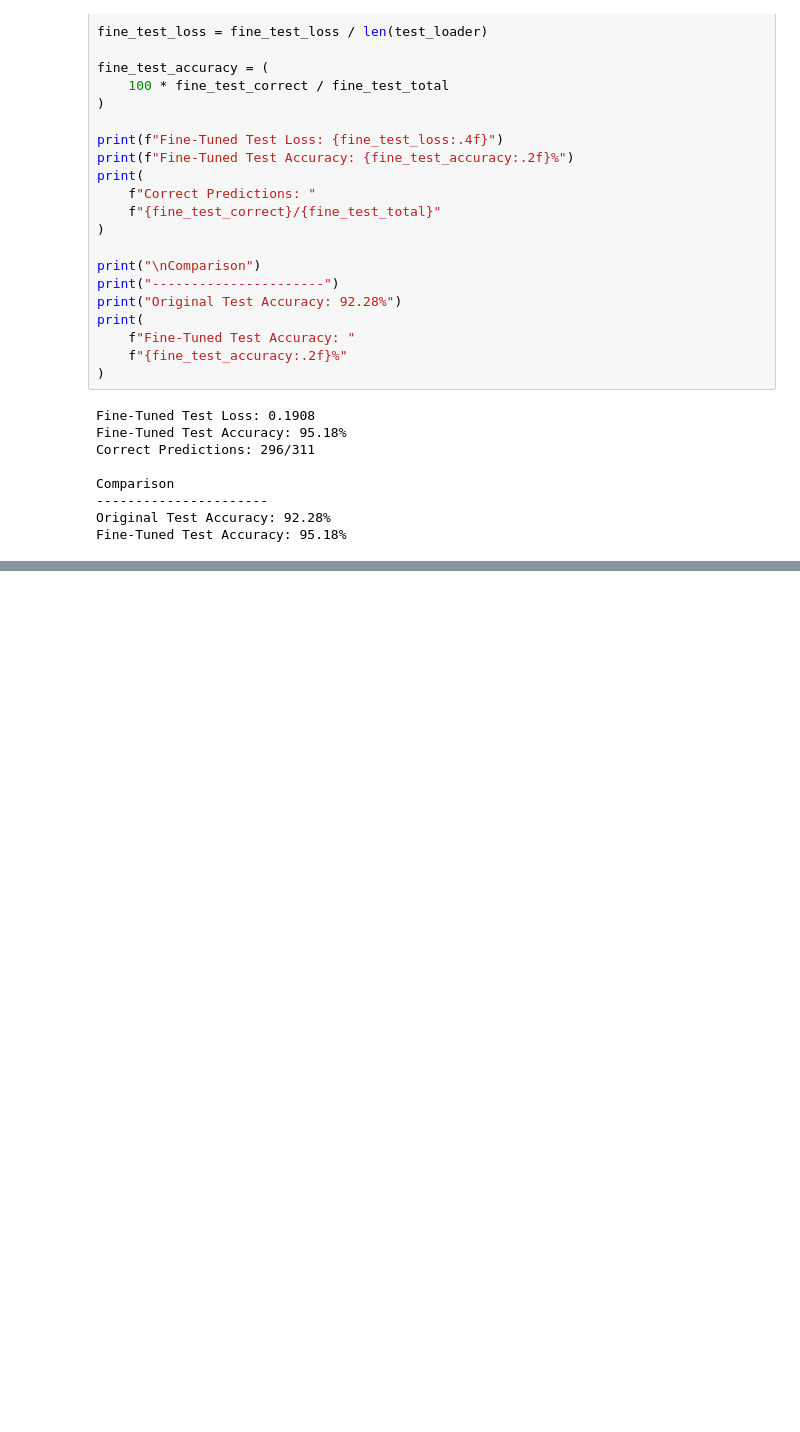
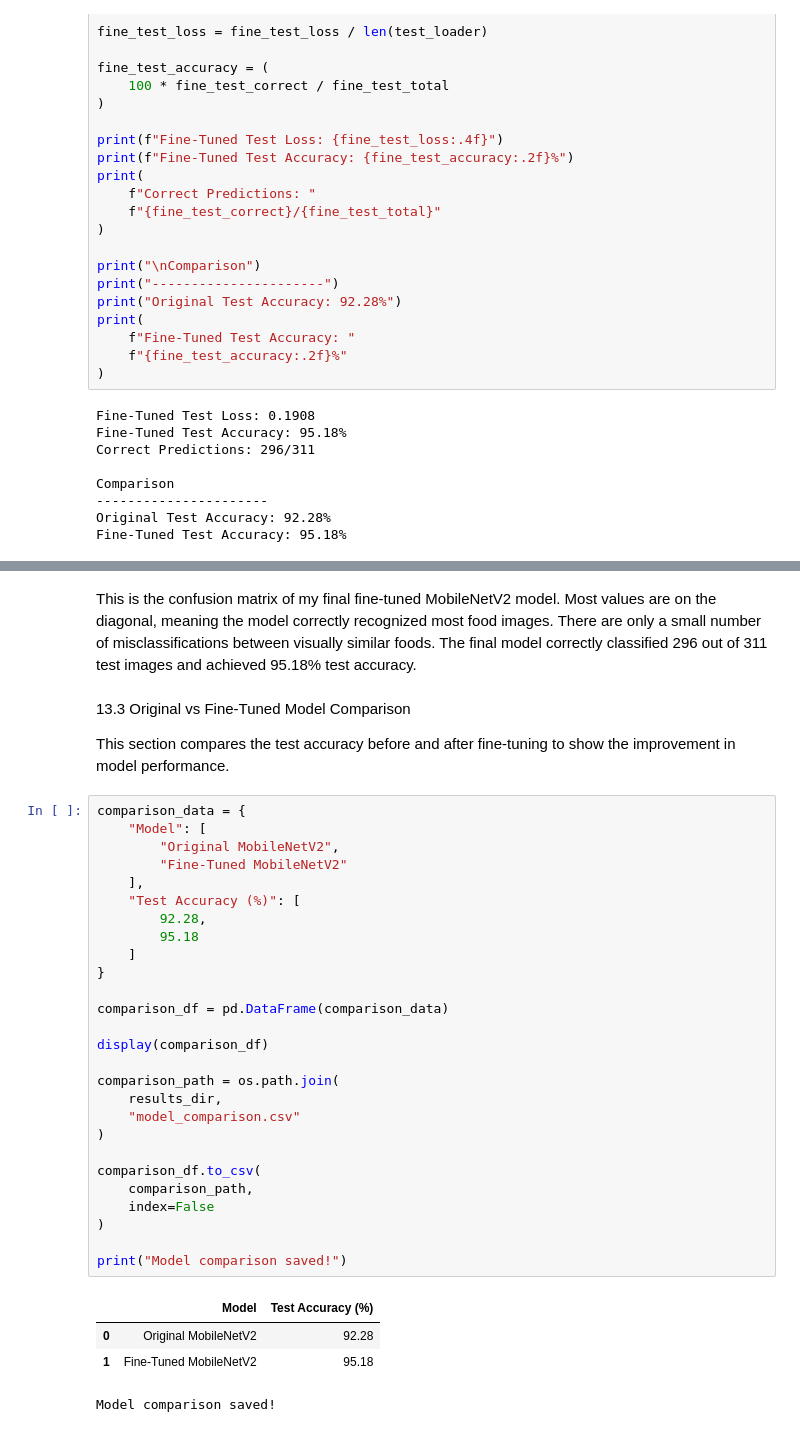
Before and after one commit to yeansreymom25-eng/food-recognition-nutrition, a Jupyter notebook: food_recognition.ipynb, the cells around one changed output, grey strips where cells are left out. Saved outputs shown, nothing was run; the diff lists cells and outputs as text; blank space fills up the shorter version.

```diff
--- a/food_recognition.ipynb
+++ b/food_recognition.ipynb
@@ -2419,0 +2558,38 @@ Fine-tuning does not always guarantee better test accuracy, so we test before de
+# %% [markdown]
+This is the confusion matrix of my final fine-tuned MobileNetV2 model. Most values are on the diagonal, meaning the model correctly recognized most food images. There are only a small number of misclassifications between visually similar foods. The final model correctly classified 296 out of 311 test images and achieved 95.18% test accuracy.
+# %% [markdown]
+13.3 Original vs Fine-Tuned Model Comparison
+
+This section compares the test accuracy before and after fine-tuning to show the improvement in model performance.
+# %%
+comparison_data = {
+    "Model": [
+        "Original MobileNetV2",
+        "Fine-Tuned MobileNetV2"
+    ],
+    "Test Accuracy (%)": [
+        92.28,
+        95.18
+    ]
+}
+
+comparison_df = pd.DataFrame(comparison_data)
+
+display(comparison_df)
+
+comparison_path = os.path.join(
+    results_dir,
+    "model_comparison.csv"
+)
+
+comparison_df.to_csv(
+    comparison_path,
+    index=False
+)
+
+print("Model comparison saved!")
+# %% [output]
+|  | Model | Test Accuracy (%) |
+| 0 | Original MobileNetV2 | 92.28 |
+| 1 | Fine-Tuned MobileNetV2 | 95.18 |
+Model comparison saved!
```
Also changed, not shown: parts of 7 cells of this notebook.
